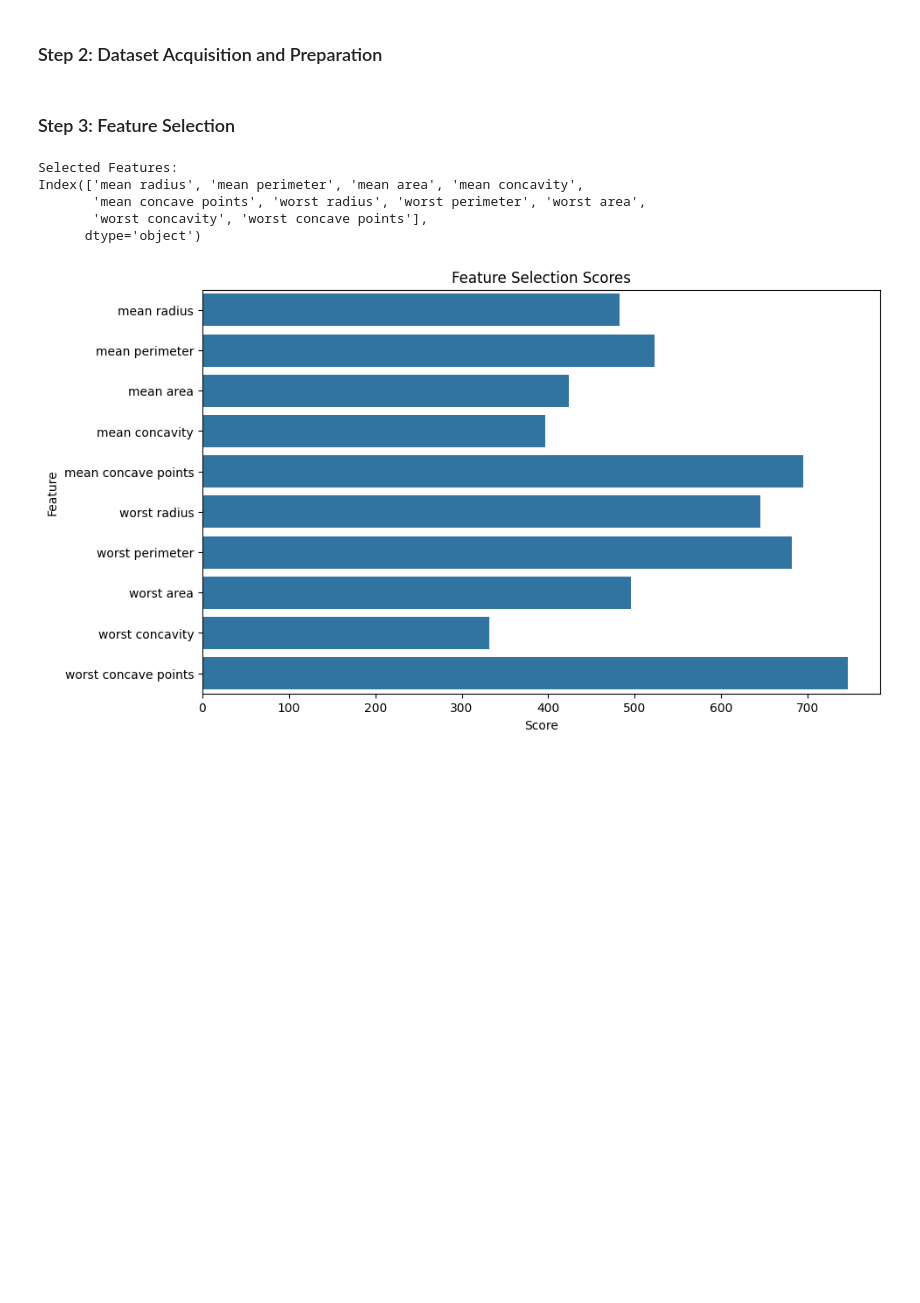
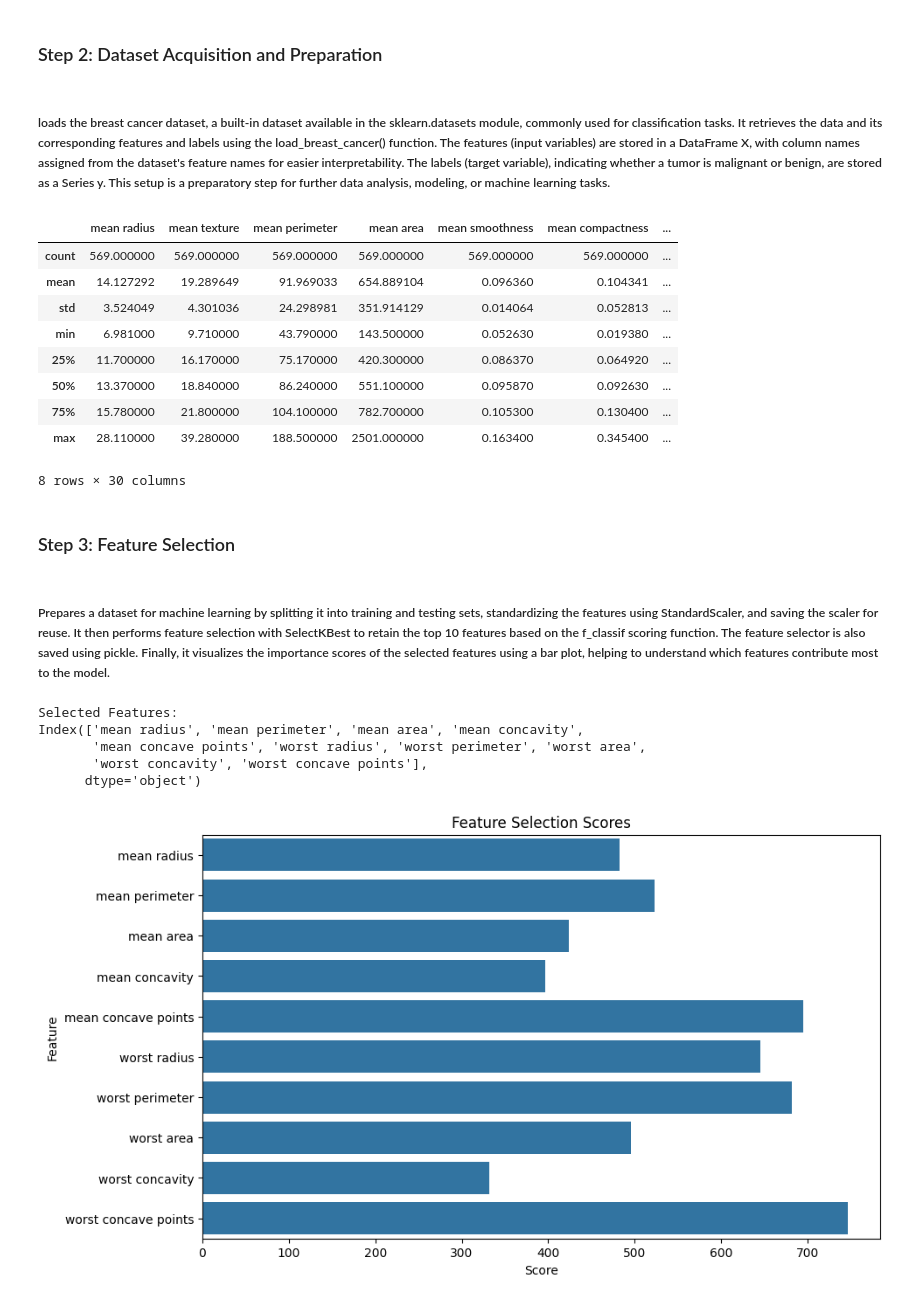
Before and after one commit to afislonge/breast_cancer_analysis, a Jupyter notebook: breast_cancer_analysis/Notebook/ann_model.ipynb, the cells around one changed output. Drawn from its saved outputs; the diff is of its cells as text; code cells hidden in the pictures; blank space fills up the shorter version.

```diff
--- a/breast_cancer_analysis/Notebook/ann_model.ipynb
+++ b/breast_cancer_analysis/Notebook/ann_model.ipynb
@@ -22,6 +22,8 @@ import warnings
 warnings.filterwarnings("ignore")
 # %% [markdown]
 ### Step 2: Dataset Acquisition and Preparation
+# %% [markdown]
+##### loads the breast cancer dataset, a built-in dataset available in the sklearn.datasets module, commonly used for classification tasks. It retrieves the data and its corresponding features and labels using the load_breast_cancer() function. The features (input variables) are stored in a DataFrame X, with column names assigned from the dataset's feature names for easier interpretability. The labels (target variable), indicating whether a tumor is malignant or benign, are stored as a Series y. This setup is a preparatory step for further data analysis, modeling, or machine learning tasks.
 # %%
 # Load the dataset
 data = load_breast_cancer()
@@ -28,7 +32,22 @@ data = load_breast_cancer()
 X = pd.DataFrame(data.data, columns=data.feature_names)
 y = pd.Series(data.target)
+# %%
+X.describe()
+# %% [output]
+|  | mean radius | mean texture | mean perimeter | mean area | mean smoothness | mean compactness | ... |
+| count | 569.000000 | 569.000000 | 569.000000 | 569.000000 | 569.000000 | 569.000000 | ... |
+| mean | 14.127292 | 19.289649 | 91.969033 | 654.889104 | 0.096360 | 0.104341 | ... |
+| std | 3.524049 | 4.301036 | 24.298981 | 351.914129 | 0.014064 | 0.052813 | ... |
+| min | 6.981000 | 9.710000 | 43.790000 | 143.500000 | 0.052630 | 0.019380 | ... |
+| 25% | 11.700000 | 16.170000 | 75.170000 | 420.300000 | 0.086370 | 0.064920 | ... |
+| 50% | 13.370000 | 18.840000 | 86.240000 | 551.100000 | 0.095870 | 0.092630 | ... |
+| 75% | 15.780000 | 21.800000 | 104.100000 | 782.700000 | 0.105300 | 0.130400 | ... |
+| max | 28.110000 | 39.280000 | 188.500000 | 2501.000000 | 0.163400 | 0.345400 | ... |
+8 rows × 30 columns
 # %% [markdown]
 ### Step 3: Feature Selection
+# %% [markdown]
+##### Prepares a dataset for machine learning by splitting it into training and testing sets, standardizing the features using StandardScaler, and saving the scaler for reuse. It then performs feature selection with SelectKBest to retain the top 10 features based on the f_classif scoring function. The feature selector is also saved using pickle. Finally, it visualizes the importance scores of the selected features using a bar plot, helping to understand which features contribute most to the model.
 # %%
 
 # Split dataset into training and testing sets
```
Also changed, not shown: parts of 11 cells of this notebook, 2 other files.
